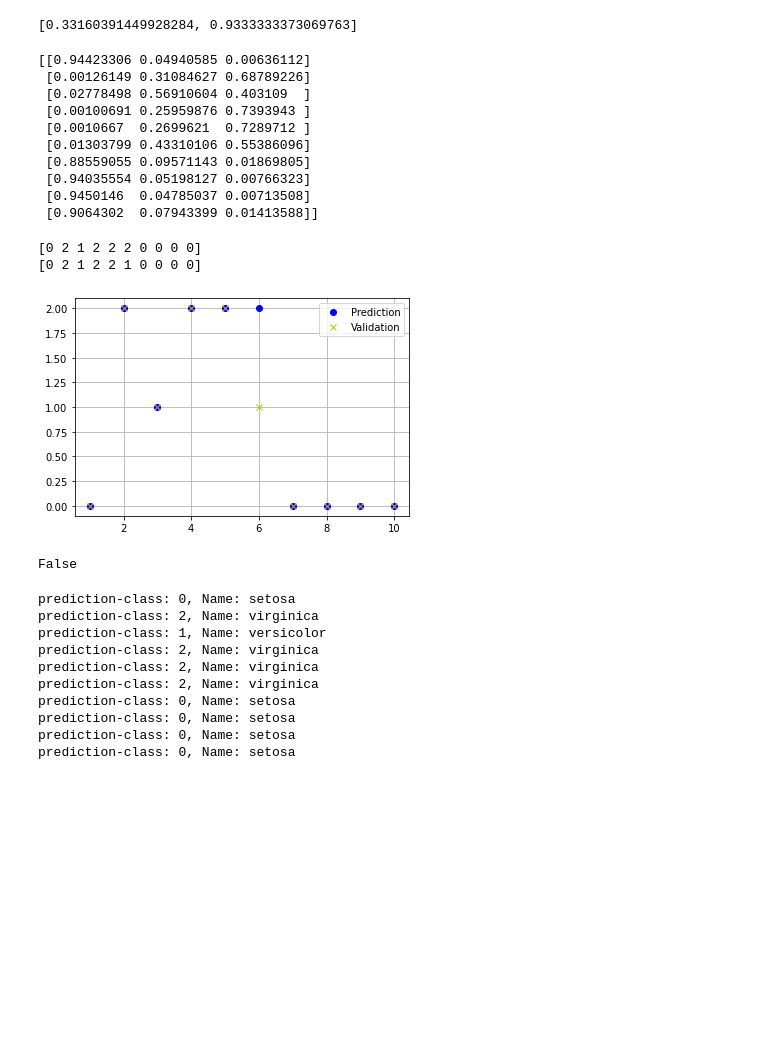
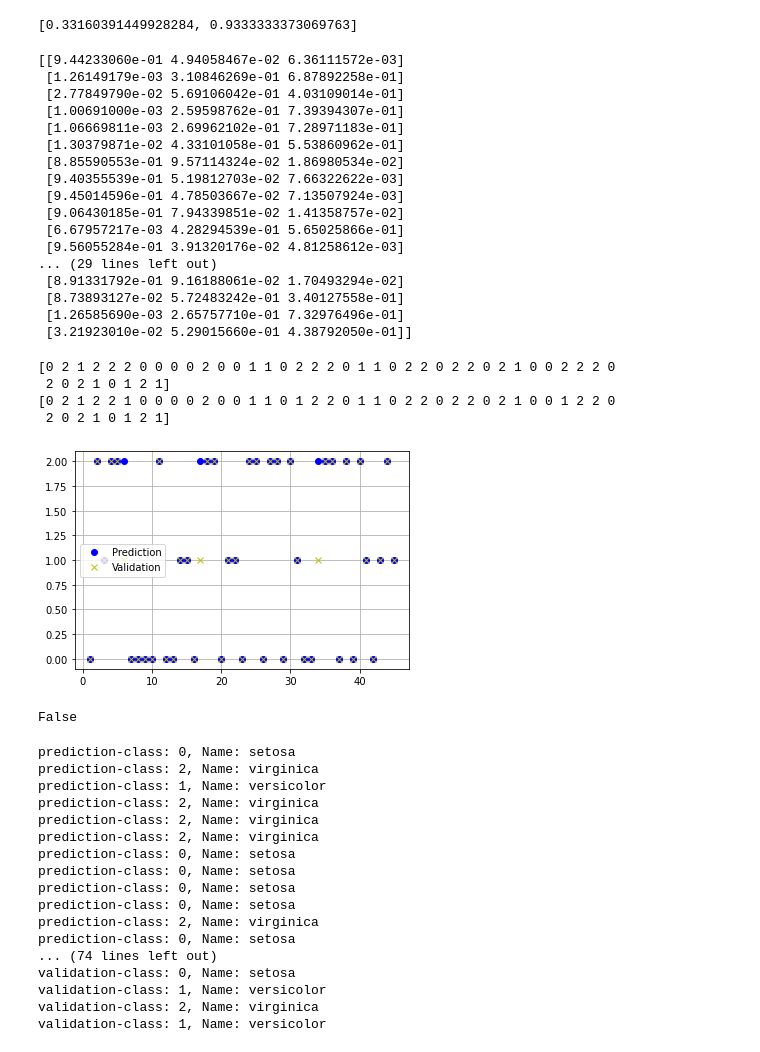
Before and after one commit to akjoelhede/Random_stuff, a Jupyter notebook: Iris_deepneuralnetwork.ipynb, the cells around one changed output. Drawn from its saved outputs; the diff is of its cells as text; code cells hidden in the pictures; blank space fills up the shorter version.

```diff
--- a/Iris_deepneuralnetwork.ipynb
+++ b/Iris_deepneuralnetwork.ipynb
@@ -96,45 +96,57 @@ model.evaluate(x_validation, y_validation)
 [0.33160391449928284, 0.9333333373069763]
 # %%
 #prediction for 1st 10 obs.
-pred = model.predict(x_validation[:10])
+pred = model.predict(x_validation[:45])
 print(pred)
 # %% [output]
-[[0.94423306 0.04940585 0.00636112]
- [0.00126149 0.31084627 0.68789226]
- [0.02778498 0.56910604 0.403109  ]
- [0.00100691 0.25959876 0.7393943 ]
- [0.0010667  0.2699621  0.7289712 ]
- [0.01303799 0.43310106 0.55386096]
- [0.88559055 0.09571143 0.01869805]
- [0.94035554 0.05198127 0.00766323]
- [0.9450146  0.04785037 0.00713508]
- [0.9064302  0.07943399 0.01413588]]
+[[9.44233060e-01 4.94058467e-02 6.36111572e-03]
+ [1.26149179e-03 3.10846269e-01 6.87892258e-01]
+ [2.77849790e-02 5.69106042e-01 4.03109014e-01]
+ [1.00691000e-03 2.59598762e-01 7.39394307e-01]
+ [1.06669811e-03 2.69962102e-01 7.28971183e-01]
+ [1.30379871e-02 4.33101058e-01 5.53860962e-01]
+ [8.85590553e-01 9.57114324e-02 1.86980534e-02]
+ [9.40355539e-01 5.19812703e-02 7.66322622e-03]
+ [9.45014596e-01 4.78503667e-02 7.13507924e-03]
+ [9.06430185e-01 7.94339851e-02 1.41358757e-02]
+ [6.67957217e-03 4.28294539e-01 5.65025866e-01]
+ [9.56055284e-01 3.91320176e-02 4.81258612e-03]
+... (29 lines left out)
+ [8.91331792e-01 9.16188061e-02 1.70493294e-02]
+ [8.73893127e-02 5.72483242e-01 3.40127558e-01]
+ [1.26585690e-03 2.65757710e-01 7.32976496e-01]
+ [3.21923010e-02 5.29015660e-01 4.38792050e-01]]
 # %%
 p = np.argmax(pred, axis=1)
 
 print(p)
-print(y_validation[:10])
+print(y_validation[:45])
 # %% [output]
-[0 2 1 2 2 2 0 0 0 0]
-[0 2 1 2 2 1 0 0 0 0]
+[0 2 1 2 2 2 0 0 0 0 2 0 0 1 1 0 2 2 2 0 1 1 0 2 2 0 2 2 0 2 1 0 0 2 2 2 0
+ 2 0 2 1 0 1 2 1]
+[0 2 1 2 2 1 0 0 0 0 2 0 0 1 1 0 1 2 2 0 1 1 0 2 2 0 2 2 0 2 1 0 0 1 2 2 0
+ 2 0 2 1 0 1 2 1]
 # %%
-q = np.linspace(1,10, num=10)
+q = np.linspace(1,45, num=45)
 
 plt.plot(q,p, 'o', color= 'b', label='Prediction')
-plt.plot(q,y_validation[:10], 'x', color= 'y', label='Validation')
+plt.plot(q,y_validation[:45], 'x', color= 'y', label='Validation')
 plt.grid()
 plt.legend()
 plt.show()
 
-np.allclose(p, y_validation[:10], rtol=1e-05, atol=1e-08, equal_nan=False)
+np.allclose(p, y_validation[:45], rtol=1e-05, atol=1e-08, equal_nan=False)
 # %% [output]
-[figure, old version]
+[figure, new version]
 False
 # %%
 #prediction result
 
 for i in p:
 	print("prediction-class: {}, Name: {}".format(i,z[i]))
+
+for i in y_validation[:45]:
+	print("validation-class: {}, Name: {}".format(i,z[i]))
 # %% [output]
 prediction-class: 0, Name: setosa
 prediction-class: 2, Name: virginica
@@ -146,3 +158,10 @@ prediction-class: 0, Name: setosa
 prediction-class: 0, Name: setosa
 prediction-class: 0, Name: setosa
 prediction-class: 0, Name: setosa
+prediction-class: 2, Name: virginica
+prediction-class: 0, Name: setosa
+... (74 lines left out)
+validation-class: 0, Name: setosa
+validation-class: 1, Name: versicolor
+validation-class: 2, Name: virginica
+validation-class: 1, Name: versicolor
```
